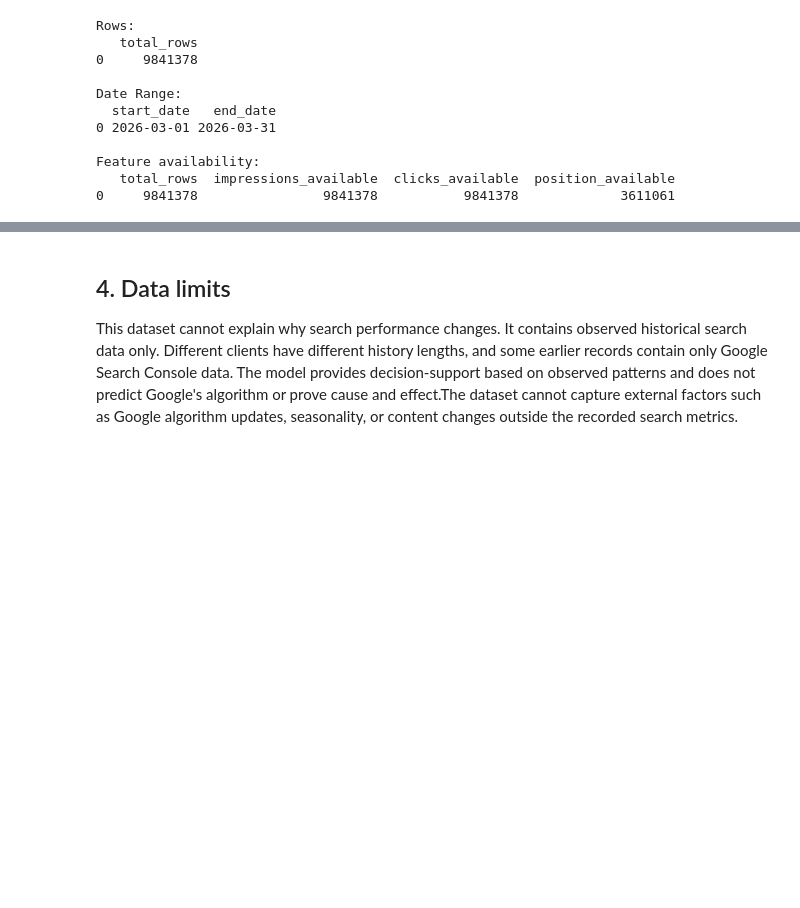
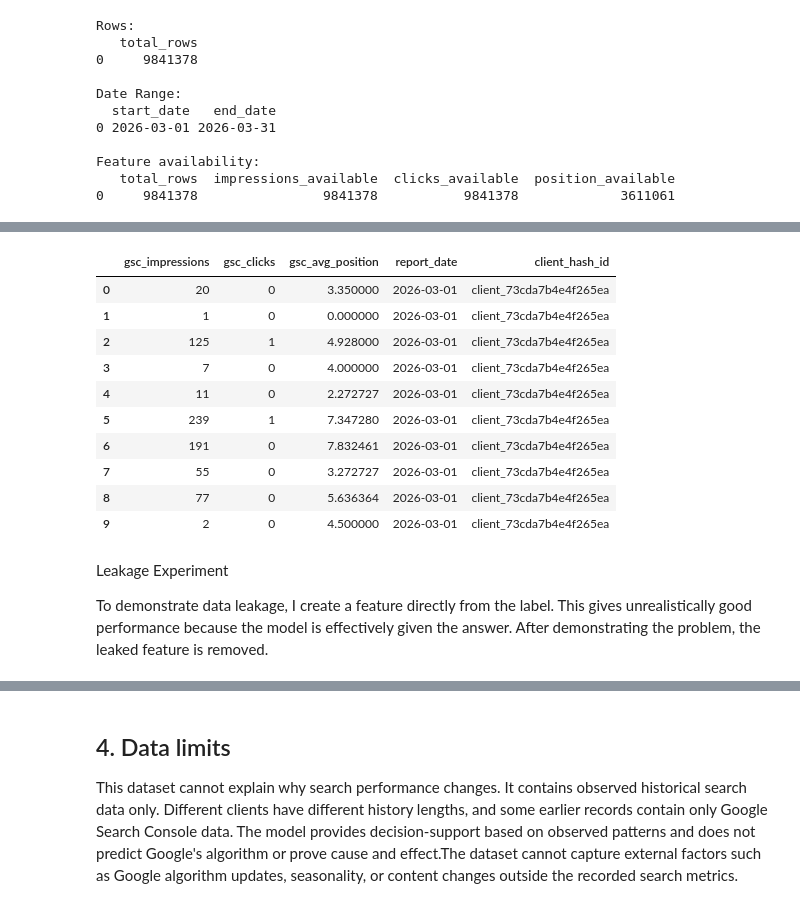
Before and after one commit to SanaKamranButt/flyrank-ml-internship, a Jupyter notebook: work/notebooks/w03_data_contract.ipynb, the cells around one changed output, grey strips where cells are left out. Cells and saved outputs as stored; diff of their text form; code cells hidden in the pictures; blank space fills up the shorter version.

```diff
--- a/work/notebooks/w03_data_contract.ipynb
+++ b/work/notebooks/w03_data_contract.ipynb
@@ -136,0 +154,29 @@ Feature availability:
+# %%
+feature_df = con.sql(f"""
+SELECT
+gsc_impressions,
+gsc_clicks,
+gsc_avg_position,
+report_date,
+client_hash_id
+FROM {fact}
+LIMIT 10
+""").df()
+
+feature_df
+# %% [output]
+|  | gsc_impressions | gsc_clicks | gsc_avg_position | report_date | client_hash_id |
+| 0 | 20 | 0 | 3.350000 | 2026-03-01 | client_73cda7b4e4f265ea |
+| 1 | 1 | 0 | 0.000000 | 2026-03-01 | client_73cda7b4e4f265ea |
+| 2 | 125 | 1 | 4.928000 | 2026-03-01 | client_73cda7b4e4f265ea |
+| 3 | 7 | 0 | 4.000000 | 2026-03-01 | client_73cda7b4e4f265ea |
+| 4 | 11 | 0 | 2.272727 | 2026-03-01 | client_73cda7b4e4f265ea |
+| 5 | 239 | 1 | 7.347280 | 2026-03-01 | client_73cda7b4e4f265ea |
+| 6 | 191 | 0 | 7.832461 | 2026-03-01 | client_73cda7b4e4f265ea |
+| 7 | 55 | 0 | 3.272727 | 2026-03-01 | client_73cda7b4e4f265ea |
+| 8 | 77 | 0 | 5.636364 | 2026-03-01 | client_73cda7b4e4f265ea |
+| 9 | 2 | 0 | 4.500000 | 2026-03-01 | client_73cda7b4e4f265ea |
+# %% [markdown]
+Leakage Experiment
+
+To demonstrate data leakage, I create a feature directly from the label. This gives unrealistically good performance because the model is effectively given the answer. After demonstrating the problem, the leaked feature is removed.
```
Also changed, not shown: parts of 3 cells of this notebook.
